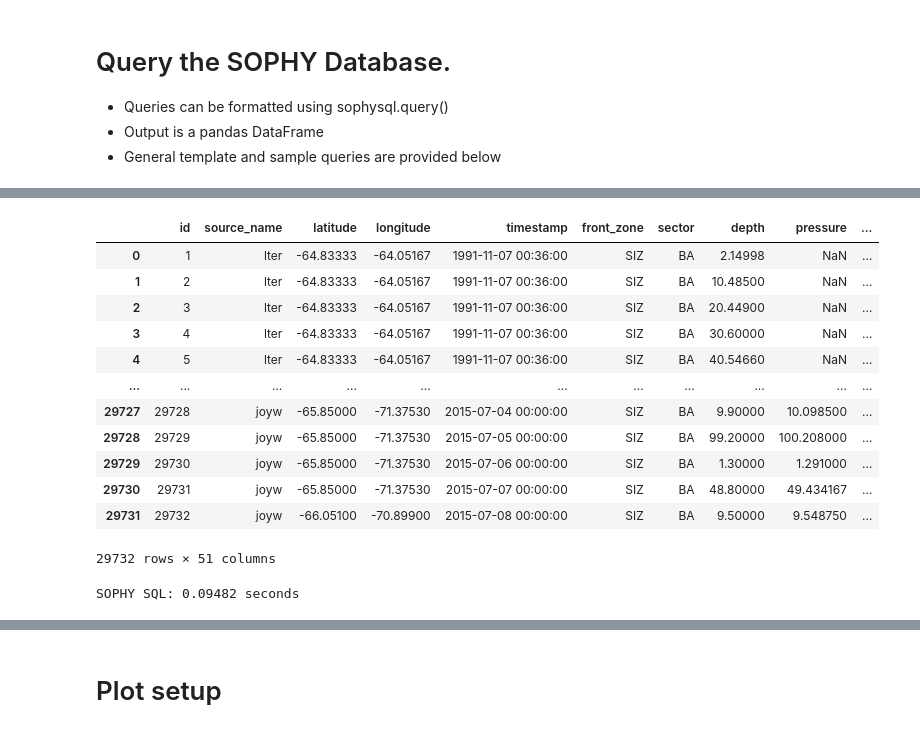
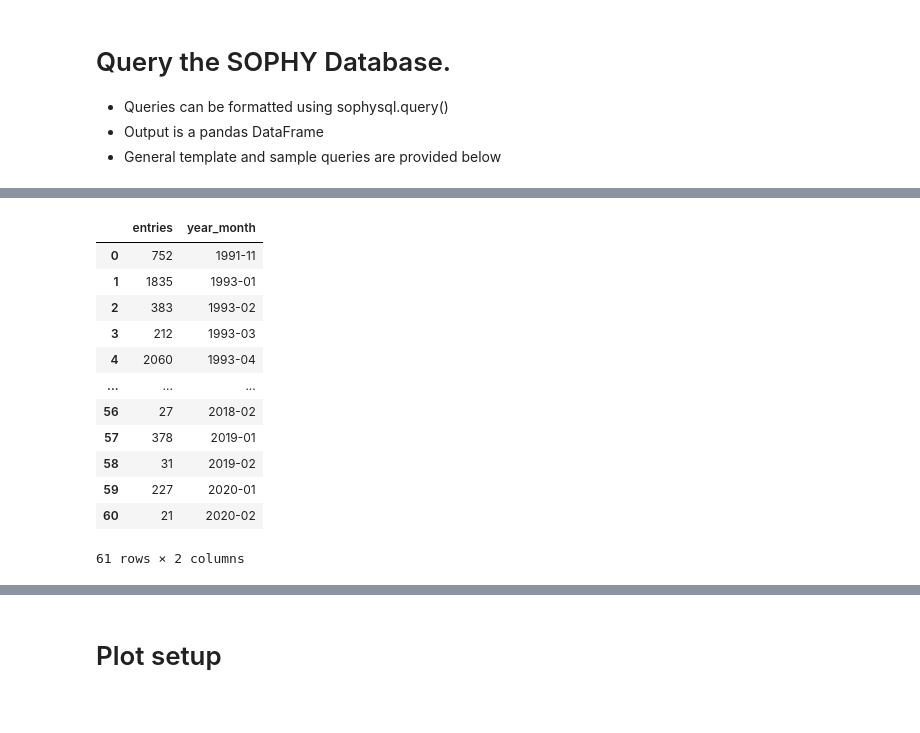
Before and after one commit to ayushnag/sophy, a Jupyter notebook: sophy/sophy.ipynb, the cells around one changed output, grey strips where cells are left out. Cells and saved outputs as stored; diff of their text form; code cells hidden in the pictures.

```diff
--- a/sophy/sophy.ipynb
+++ b/sophy/sophy.ipynb
@@ -69,24 +69,20 @@ SOPHY SQL: 0.2143 seconds
-# %%
-pd.read_csv('sample1.csv')
-# %% [output]
-|  | id | source_name | latitude | longitude | timestamp | front_zone | sector | depth | pressure | ... |
-| 0 | 1 | lter | -64.83333 | -64.05167 | 1991-11-07 00:36:00 | SIZ | BA | 2.14998 | NaN | ... |
-| 1 | 2 | lter | -64.83333 | -64.05167 | 1991-11-07 00:36:00 | SIZ | BA | 10.48500 | NaN | ... |
-| 2 | 3 | lter | -64.83333 | -64.05167 | 1991-11-07 00:36:00 | SIZ | BA | 20.44900 | NaN | ... |
-| 3 | 4 | lter | -64.83333 | -64.05167 | 1991-11-07 00:36:00 | SIZ | BA | 30.60000 | NaN | ... |
-| 4 | 5 | lter | -64.83333 | -64.05167 | 1991-11-07 00:36:00 | SIZ | BA | 40.54660 | NaN | ... |
-| ... | ... | ... | ... | ... | ... | ... | ... | ... | ... | ... |
-| 29727 | 29728 | joyw | -65.85000 | -71.37530 | 2015-07-04 00:00:00 | SIZ | BA | 9.90000 | 10.098500 | ... |
-| 29728 | 29729 | joyw | -65.85000 | -71.37530 | 2015-07-05 00:00:00 | SIZ | BA | 99.20000 | 100.208000 | ... |
-| 29729 | 29730 | joyw | -65.85000 | -71.37530 | 2015-07-06 00:00:00 | SIZ | BA | 1.30000 | 1.291000 | ... |
-| 29730 | 29731 | joyw | -65.85000 | -71.37530 | 2015-07-07 00:00:00 | SIZ | BA | 48.80000 | 49.434167 | ... |
-| 29731 | 29732 | joyw | -66.05100 | -70.89900 | 2015-07-08 00:00:00 | SIZ | BA | 9.50000 | 9.548750 | ... |
-29732 rows × 51 columns
 # %%
 # Entries in sample grouped by month and year
-data = sophysql.query("select count(*) as entries, strftime('%Y-%m', timestamp) as year_month from sample group by year_month;")
-data.to_csv('sample2.csv', index=False)
+data = pd.read_sql("select count(*) as entries, strftime('%Y-%m', timestamp) as year_month from sample group by year_month", con=con)
+data
 # %% [output]
+|  | entries | year_month |
+| 0 | 752 | 1991-11 |
+| 1 | 1835 | 1993-01 |
+| 2 | 383 | 1993-02 |
+| 3 | 212 | 1993-03 |
+| 4 | 2060 | 1993-04 |
+| ... | ... | ... |
+| 56 | 27 | 2018-02 |
+| 57 | 378 | 2019-01 |
+| 58 | 31 | 2019-02 |
+| 59 | 227 | 2020-01 |
+| 60 | 21 | 2020-02 |
-SOPHY SQL: 0.09482 seconds
+61 rows × 2 columns
 # %%
 # sectors: ['Ross', 'BA', 'Weddell', 'Indian', 'WPO']
```
Also changed, not shown: parts of 15 cells of this notebook, 6 other files.
